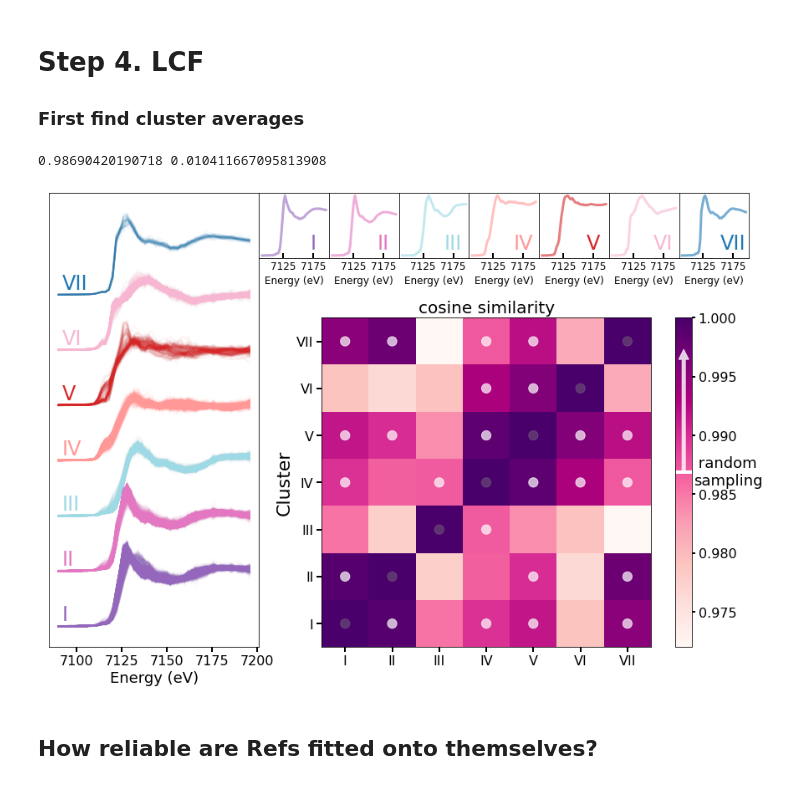
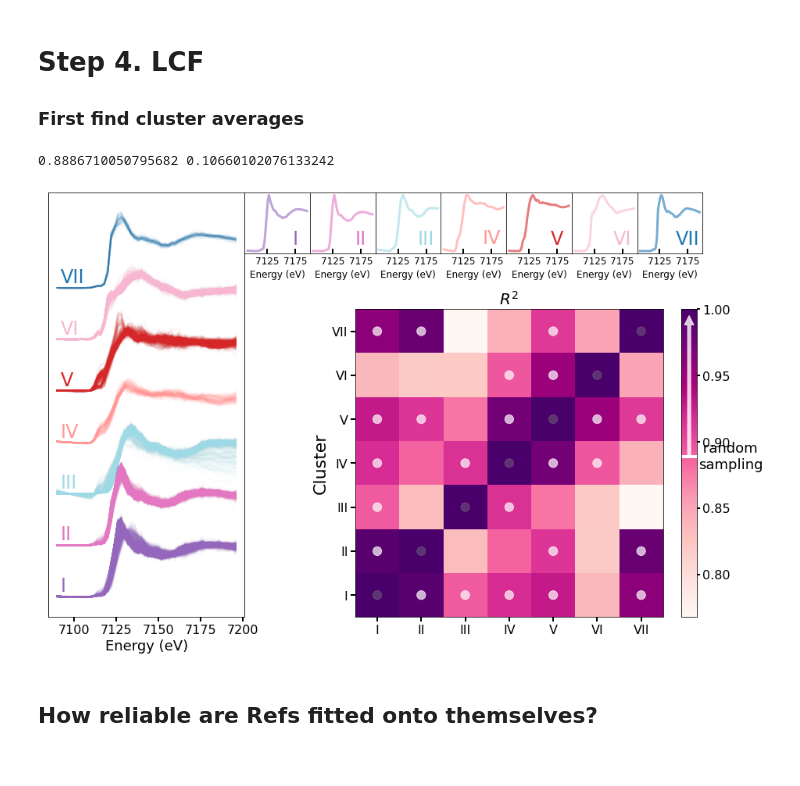
Before and after one commit to stetef/nano-XANES-microscopy-of-Fe, a Jupyter notebook: Analysis & Visualization.ipynb, the cells around one changed output. Saved outputs shown, nothing was run; the diff lists cells and outputs as text; code cells hidden in the pictures.

```diff
--- a/Analysis & Visualization.ipynb
+++ b/Analysis & Visualization.ipynb
@@ -276,3 +278,22 @@ Refs.shape
 # %%
 utils = reload(utils)
 from utils import *
+# %%
+metrics = ['cosine similarity', 'Pearson correlation', '$R^2$', '1 - $\delta$', '1 - IADR']
+
+fig = plt.figure(figsize=(3 * 6, 5.4 * 2))
+spec = fig.add_gridspec(ncols=6, nrows=2)
+plt.subplots_adjust(wspace=5., hspace=1.2)
+plots = [spec[0, :2], spec[0, 2:4], spec[0, 4:], spec[1, 1:3], spec[1, 3:5]]
+axes = [fig.add_subplot(plot) for plot in plots]
+
+for i, metric in enumerate(metrics):
+    Similarity_matrix = get_similarity_mtx(Refs, metric=metric)
+    plot_corr_matx(axes[i], Similarity_matrix, data_columns, metric)
+    if i in [3, 4]:
+        y = 1.1
+    else:
+        y = 1.15
+    axes[i].set_title(axes[i].get_title(), fontsize=22, y=y)
+
+plt.savefig('Figures/similarity_matrices.png', dpi=400, transparent=False, bbox_inches='tight')
@@ -523,44 +543,46 @@ exp_data = np.array(normalized_spectra)
 indices = np.arange(len(exp_data))
 n_reps = 5000
 sims = []
+metric = '$R^2$'
 for i in range(n_reps):
     rand_idxs = np.random.choice(indices, size=2, replace=False)
     similarity = evaluate_similarity(exp_data[rand_idxs[0]],
-                                     exp_data[rand_idxs[1]], metric)
+                                     exp_data[rand_idxs[1]],
+                                     metric)
     sims.append(similarity)
 sims = np.array(sims)
 print(np.average(sims), np.std(sims))
 # %% [output]
-0.98690420190718 0.010411667095813908
+0.8886710050795682 0.10660102076133242
 # %%
 cluster_avgs = get_cluster_avgs(normalized_spectra_dict, color_labels, dbscan_clustering)
 avg_spectra = np.array(list(cluster_avgs.values()))
 n_clusters = len(avg_spectra)
 labels = ['I', 'II', 'III', 'IV', 'V', 'VI', 'VII']
 
 fig = plt.figure(figsize=(15, 10))
 width_ratios = np.ones(1 + n_clusters)
 width_ratios[1:] = width_ratios[1:] / 3
 
 spec = fig.add_gridspec(nrows=2, ncols=1 + n_clusters,
                         height_ratios=[0.2, 1.], width_ratios=width_ratios)
 plt.subplots_adjust(hspace=0.3, wspace=0.)
 subplts = [fig.add_subplot(spec[:, 0]), fig.add_subplot(spec[1, 1:])]
 axes = [fig.add_subplot(spec[0, 1 + i]) for i in range(n_clusters)]
 
 plot_spaghetti_by_cluster(subplts[0], energy, normalized_spectra, avg_spectra,
                           color_labels, labels, codemap)
 plot_cluster_avgs((fig, axes), energy, cluster_avgs, codemap, linewidth=3)
 
-metric = 'cosine similarity'
+metric = '$R^2$'
 sim_matrix = get_similarity_mtx(avg_spectra, metric=metric)
 plot_corr_matx(subplts[1], sim_matrix, labels, metric, rot=0,
                threshold=np.average(sims), std=np.std(sims))
 subplts[1].set_ylabel('Cluster', fontsize=22)
 
 plt.savefig('Figures/full_spectra_cluster_averages.png', dpi=600, bbox_inches='tight')
 # %% [output]
-[figure, old version]
+[figure, new version]
 # %% [markdown]
 ## How reliable are Refs fitted onto themselves?
 # %%
```
Also changed, not shown: parts of 33 cells of this notebook, 29 other files.
